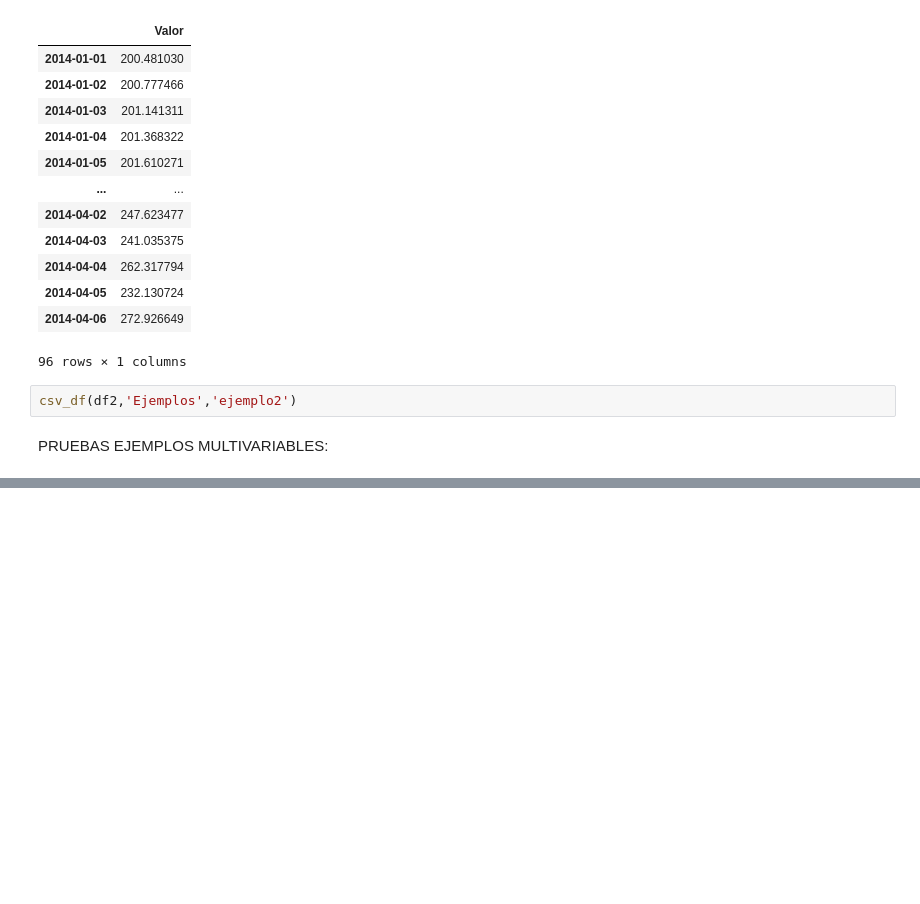
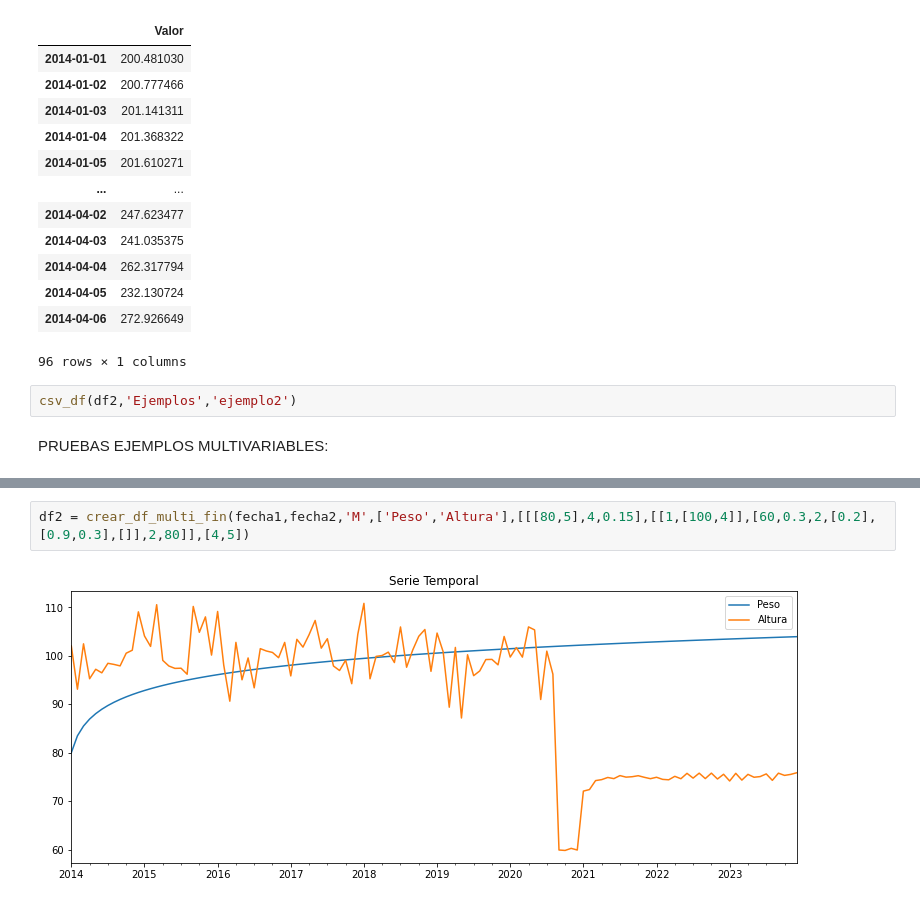
Before and after one commit to davidraamirez/drift-detection_data-augmentation, a Jupyter notebook: series_temporales_sinteticas/EJEMPLOS_FUNCIONES_GENERALES.ipynb, the cells around one changed output, grey strips where cells are left out. Drawn from its saved outputs; the diff is of its cells as text; blank space fills up the shorter version.

```diff
--- a/series_temporales_sinteticas/EJEMPLOS_FUNCIONES_GENERALES.ipynb
+++ b/series_temporales_sinteticas/EJEMPLOS_FUNCIONES_GENERALES.ipynb
@@ -1569,0 +1586,4 @@ TypeError: Index(...) must be called with a collection of some kind, 'Peso' was
+# %%
+df2 = crear_df_multi_fin(fecha1,fecha2,'M',['Peso','Altura'],[[[80,5],4,0.15],[[1,[100,4]],[60,0.3,2,[0.2],[0.9,0.3],[]],2,80]],[4,5])
+# %% [output]
+[figure, added]
```
Also changed, not shown: parts of 2 cells of this notebook, 1 other file.
